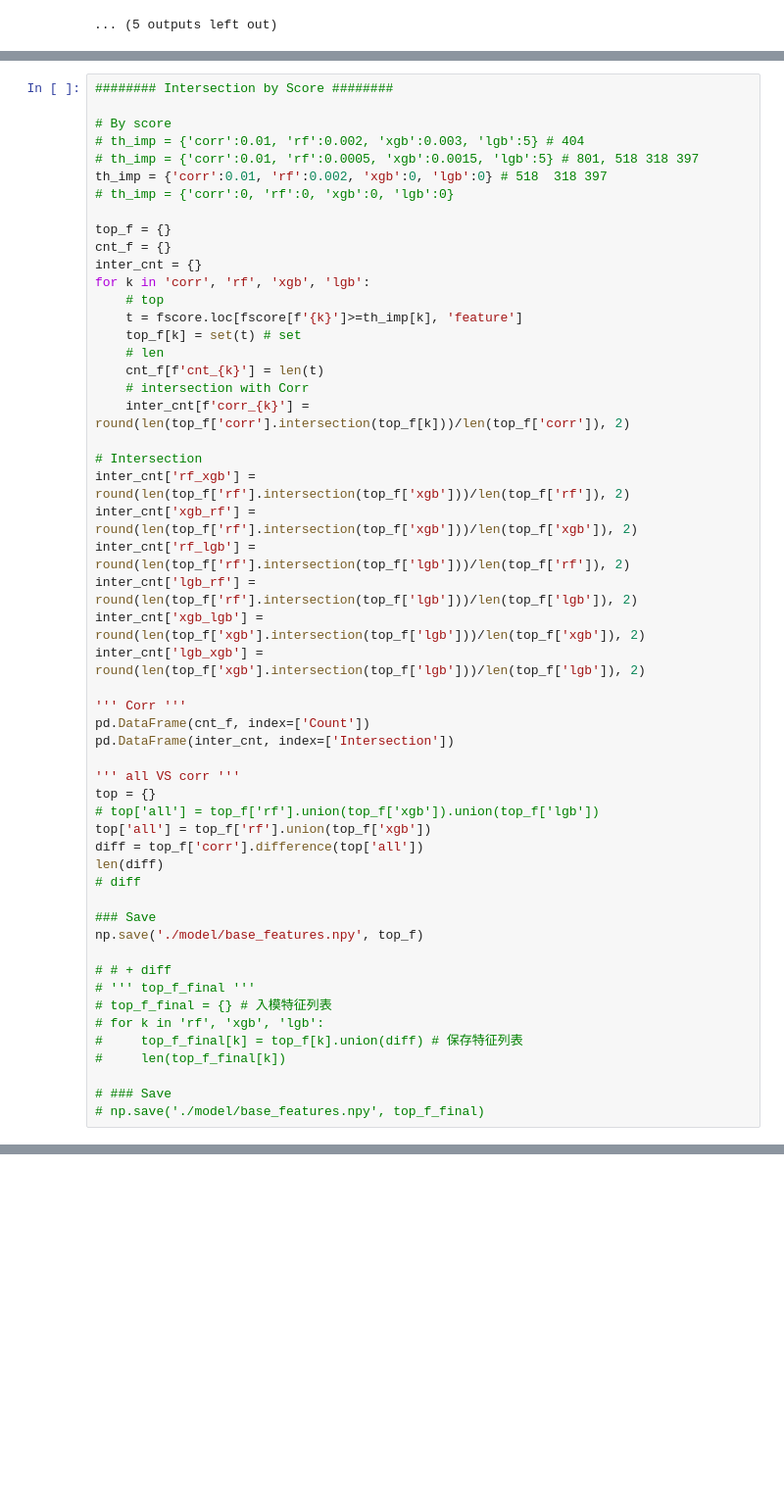
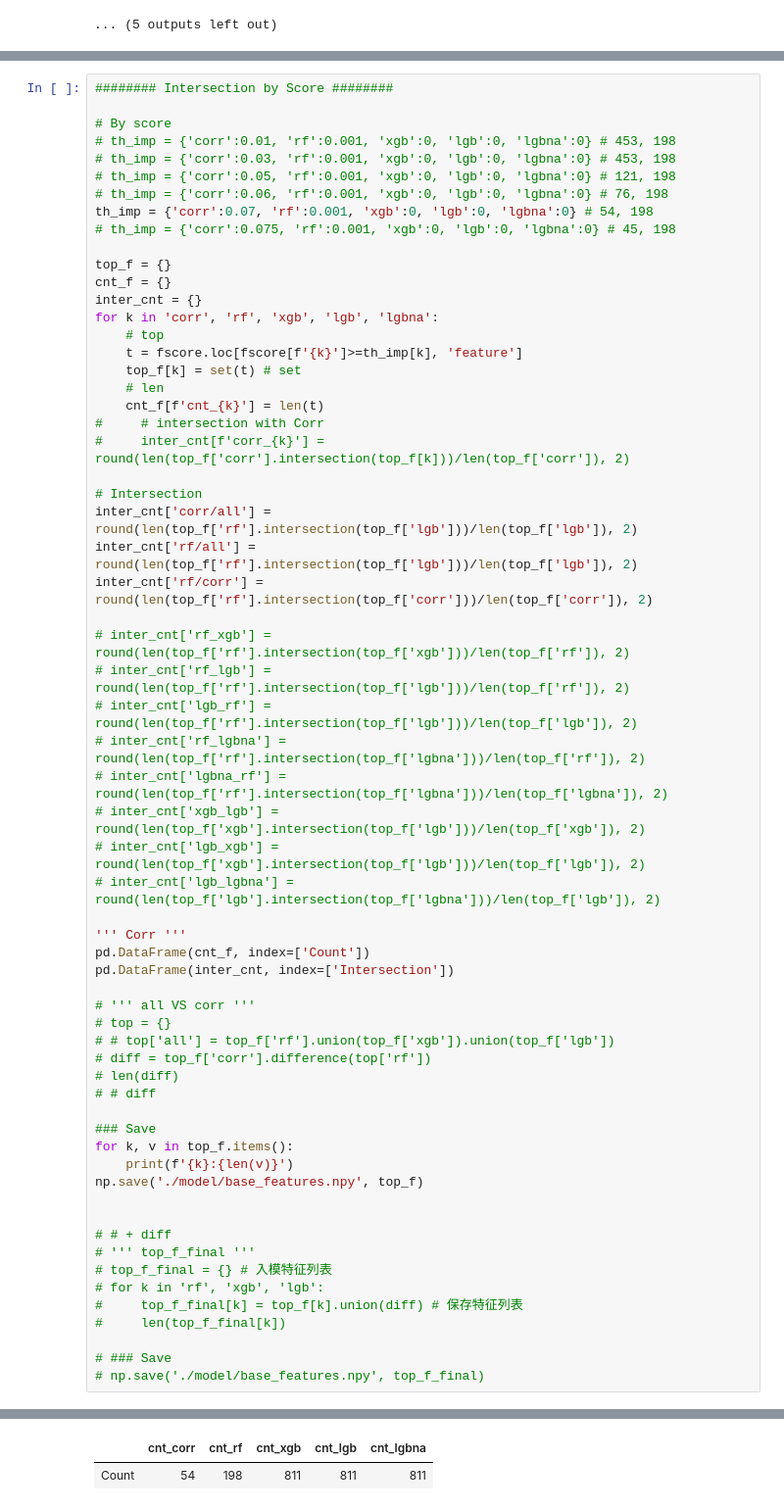
Before and after one commit to boyang-li/the-mission-cup, a Jupyter notebook: 2_modeling_base.ipynb, the cells around one changed output, grey strips where cells are left out. Shown: that part at 98% size. Saved outputs shown, nothing was run; the diff lists cells and outputs as text; blank space fills up the shorter version.

```diff
--- a/2_modeling_base.ipynb
+++ b/2_modeling_base.ipynb
@@ -345,45 +355,55 @@ RandomForestClassifier(bootstrap=True, class_weight='balanced',
 ######## Intersection by Score ########
 
 # By score
-# th_imp = {'corr':0.01, 'rf':0.002, 'xgb':0.003, 'lgb':5} # 404
-# th_imp = {'corr':0.01, 'rf':0.0005, 'xgb':0.0015, 'lgb':5} # 801, 518	318	397
-th_imp = {'corr':0.01, 'rf':0.002, 'xgb':0, 'lgb':0} # 518	318	397
-# th_imp = {'corr':0, 'rf':0, 'xgb':0, 'lgb':0}
+# th_imp = {'corr':0.01, 'rf':0.001, 'xgb':0, 'lgb':0, 'lgbna':0} # 453, 198
+# th_imp = {'corr':0.03, 'rf':0.001, 'xgb':0, 'lgb':0, 'lgbna':0} # 453, 198
+# th_imp = {'corr':0.05, 'rf':0.001, 'xgb':0, 'lgb':0, 'lgbna':0} # 121, 198
+# th_imp = {'corr':0.06, 'rf':0.001, 'xgb':0, 'lgb':0, 'lgbna':0} # 76, 198
+th_imp = {'corr':0.07, 'rf':0.001, 'xgb':0, 'lgb':0, 'lgbna':0} # 54, 198
+# th_imp = {'corr':0.075, 'rf':0.001, 'xgb':0, 'lgb':0, 'lgbna':0} # 45, 198
 
 top_f = {}
 cnt_f = {}
 inter_cnt = {}
-for k in 'corr', 'rf', 'xgb', 'lgb':
+for k in 'corr', 'rf', 'xgb', 'lgb', 'lgbna':
     # top
     t = fscore.loc[fscore[f'{k}']>=th_imp[k], 'feature']
     top_f[k] = set(t) # set
     # len
     cnt_f[f'cnt_{k}'] = len(t)
-    # intersection with Corr
-    inter_cnt[f'corr_{k}'] = round(len(top_f['corr'].intersection(top_f[k]))/len(top_f['corr']), 2)
+#     # intersection with Corr
+#     inter_cnt[f'corr_{k}'] = round(len(top_f['corr'].intersection(top_f[k]))/len(top_f['corr']), 2)
 
 # Intersection
-inter_cnt['rf_xgb'] = round(len(top_f['rf'].intersection(top_f['xgb']))/len(top_f['rf']), 2)
-inter_cnt['xgb_rf'] = round(len(top_f['rf'].intersection(top_f['xgb']))/len(top_f['xgb']), 2)
-inter_cnt['rf_lgb'] = round(len(top_f['rf'].intersection(top_f['lgb']))/len(top_f['rf']), 2)
-inter_cnt['lgb_rf'] = round(len(top_f['rf'].intersection(top_f['lgb']))/len(top_f['lgb']), 2)
-inter_cnt['xgb_lgb'] = round(len(top_f['xgb'].intersection(top_f['lgb']))/len(top_f['xgb']), 2)
-inter_cnt['lgb_xgb'] = round(len(top_f['xgb'].intersection(top_f['lgb']))/len(top_f['lgb']), 2)
+inter_cnt['corr/all'] = round(len(top_f['rf'].intersection(top_f['lgb']))/len(top_f['lgb']), 2)
+inter_cnt['rf/all'] = round(len(top_f['rf'].intersection(top_f['lgb']))/len(top_f['lgb']), 2)
+inter_cnt['rf/corr'] = round(len(top_f['rf'].intersection(top_f['corr']))/len(top_f['corr']), 2)
+
+# inter_cnt['rf_xgb'] = round(len(top_f['rf'].intersection(top_f['xgb']))/len(top_f['rf']), 2)
+# inter_cnt['rf_lgb'] = round(len(top_f['rf'].intersection(top_f['lgb']))/len(top_f['rf']), 2)
+# inter_cnt['lgb_rf'] = round(len(top_f['rf'].intersection(top_f['lgb']))/len(top_f['lgb']), 2)
+# inter_cnt['rf_lgbna'] = round(len(top_f['rf'].intersection(top_f['lgbna']))/len(top_f['rf']), 2)
+# inter_cnt['lgbna_rf'] = round(len(top_f['rf'].intersection(top_f['lgbna']))/len(top_f['lgbna']), 2)
+# inter_cnt['xgb_lgb'] = round(len(top_f['xgb'].intersection(top_f['lgb']))/len(top_f['xgb']), 2)
+# inter_cnt['lgb_xgb'] = round(len(top_f['xgb'].intersection(top_f['lgb']))/len(top_f['lgb']), 2)
+# inter_cnt['lgb_lgbna'] = round(len(top_f['lgb'].intersection(top_f['lgbna']))/len(top_f['lgb']), 2)
 
 ''' Corr '''
 pd.DataFrame(cnt_f, index=['Count'])
 pd.DataFrame(inter_cnt, index=['Intersection'])
 
-''' all VS corr '''
-top = {}
-# top['all'] = top_f['rf'].union(top_f['xgb']).union(top_f['lgb'])
-top['all'] = top_f['rf'].union(top_f['xgb'])
-diff = top_f['corr'].difference(top['all'])
-len(diff)
-# diff
+# ''' all VS corr '''
+# top = {}
+# # top['all'] = top_f['rf'].union(top_f['xgb']).union(top_f['lgb'])
+# diff = top_f['corr'].difference(top['rf'])
+# len(diff)
+# # diff
 
 ### Save
+for k, v in top_f.items():
+    print(f'{k}:{len(v)}')
 np.save('./model/base_features.npy', top_f)
+
 
 # # + diff
 # ''' top_f_final '''
@@ -394,3 +414,4 @@ np.save('./model/base_features.npy', top_f)
 
 # ### Save
 # np.save('./model/base_features.npy', top_f_final)
+# %% [output]
@@ -396,0 +419,2 @@ np.save('./model/base_features.npy', top_f)
+|  | cnt_corr | cnt_rf | cnt_xgb | cnt_lgb | cnt_lgbna |
+| Count | 54 | 198 | 811 | 811 | 811 |
```
Also changed, not shown: parts of 12 cells of this notebook, 1 other file.
